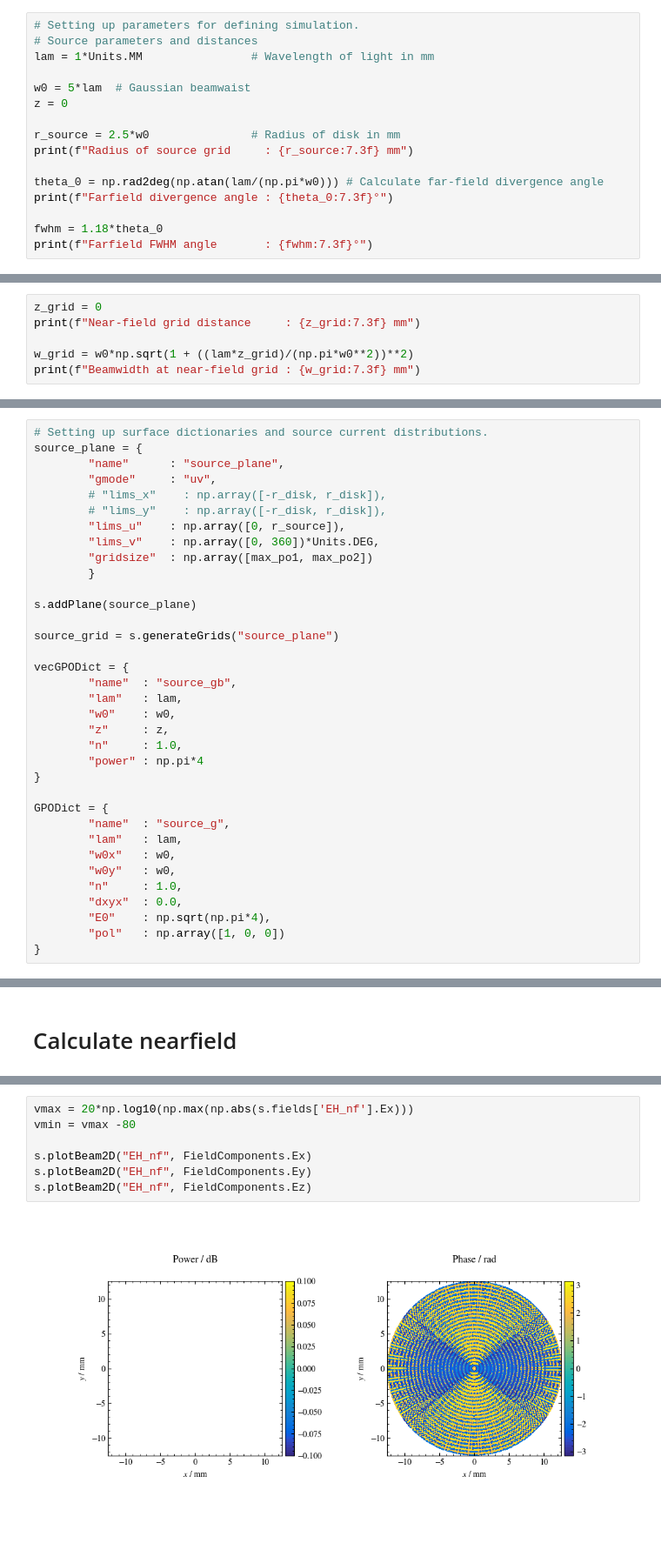
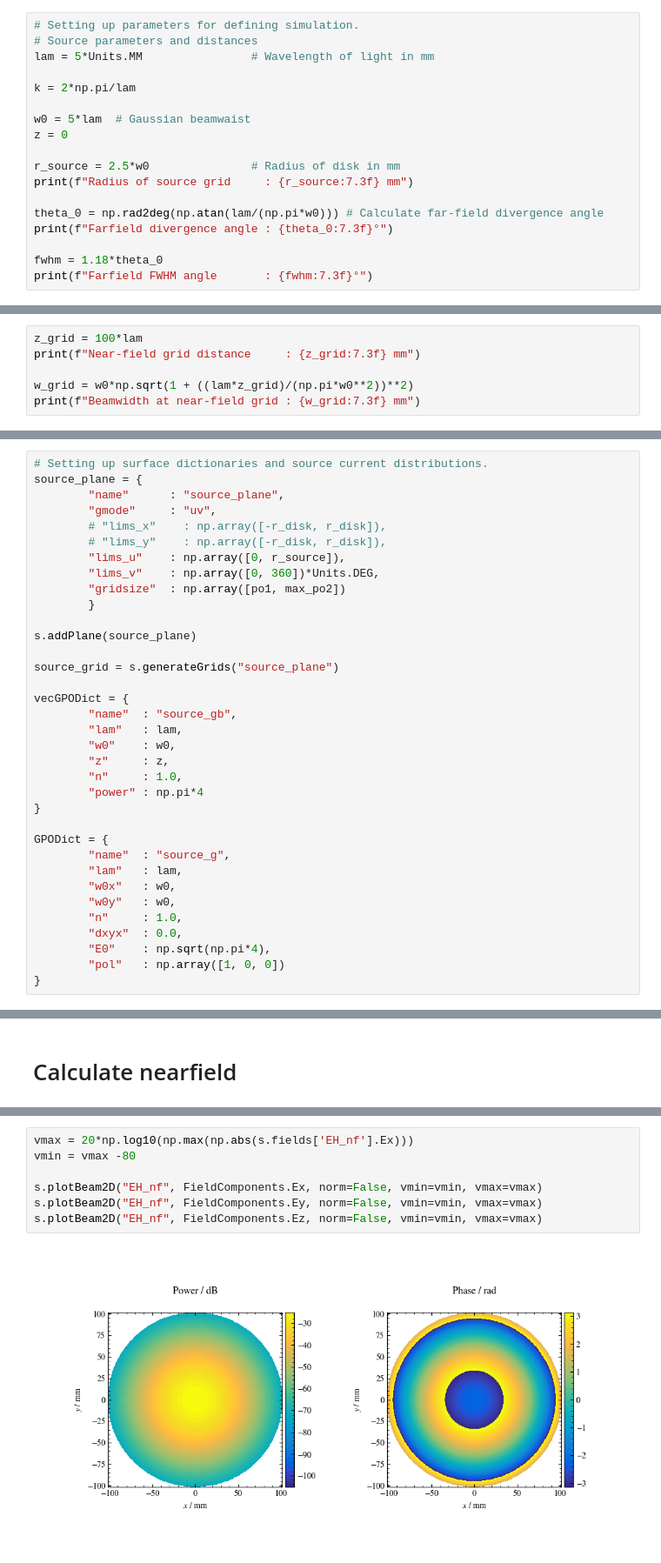
Before and after one commit to PyPO-dev/PyPO, a Jupyter notebook: tutorials/test_vecGB debug.ipynb, the cells around one changed output, grey strips where cells are left out. Shown at 87% size. Saved outputs shown, nothing was run; the diff lists cells and outputs as text.

Commit message:
Get field propagation of Gaussian beams to conserve energy

```diff
--- a/tutorials/test_vecGB debug.ipynb
+++ b/tutorials/test_vecGB debug.ipynb
@@ -78,7 +78,9 @@ The source is defined on a grid $5 w_0$ in diameter.  From the Gaussian beam for
 # %%
 # Setting up parameters for defining simulation.
 # Source parameters and distances
-lam = 1*Units.MM                # Wavelength of light in mm
+lam = 5*Units.MM                # Wavelength of light in mm
+
+k = 2*np.pi/lam
 
 w0 = 5*lam  # Gaussian beamwaist
 z = 0
@@ -104,7 +106,7 @@ The Gaussian beam width at $z=20 w_0$ is given by:
 
 $$ w(z) = w_0 \sqrt{1 + \bigg(\frac{\lambda z}{\pi w_0^2}\bigg)^2} $$
 # %%
-z_grid = 0
+z_grid = 100*lam
 print(f"Near-field grid distance     : {z_grid:7.3f} mm")
 
 w_grid = w0*np.sqrt(1 + ((lam*z_grid)/(np.pi*w0**2))**2)
@@ -197,7 +199,7 @@ source_plane = {
         # "lims_y"    : np.array([-r_disk, r_disk]),
         "lims_u"    : np.array([0, r_source]),
         "lims_v"    : np.array([0, 360])*Units.DEG,
-        "gridsize"  : np.array([max_po1, max_po2])
+        "gridsize"  : np.array([po1, max_po2])
         }
 
 s.addPlane(source_plane)
@@ -414,9 +655,9 @@ s.runPO(po_to_nf)
 # %%
 vmax = 20*np.log10(np.max(np.abs(s.fields['EH_nf'].Ex)))
 vmin = vmax -80
 
-s.plotBeam2D("EH_nf", FieldComponents.Ex)
-s.plotBeam2D("EH_nf", FieldComponents.Ey)
-s.plotBeam2D("EH_nf", FieldComponents.Ez)
+s.plotBeam2D("EH_nf", FieldComponents.Ex, norm=False, vmin=vmin, vmax=vmax)
+s.plotBeam2D("EH_nf", FieldComponents.Ey, norm=False, vmin=vmin, vmax=vmax)
+s.plotBeam2D("EH_nf", FieldComponents.Ez, norm=False, vmin=vmin, vmax=vmax)
 # %% [output]
-[figure, old version]
+[figure, new version]
```
Also changed, not shown: parts of 63 cells of this notebook, 6 other files.
